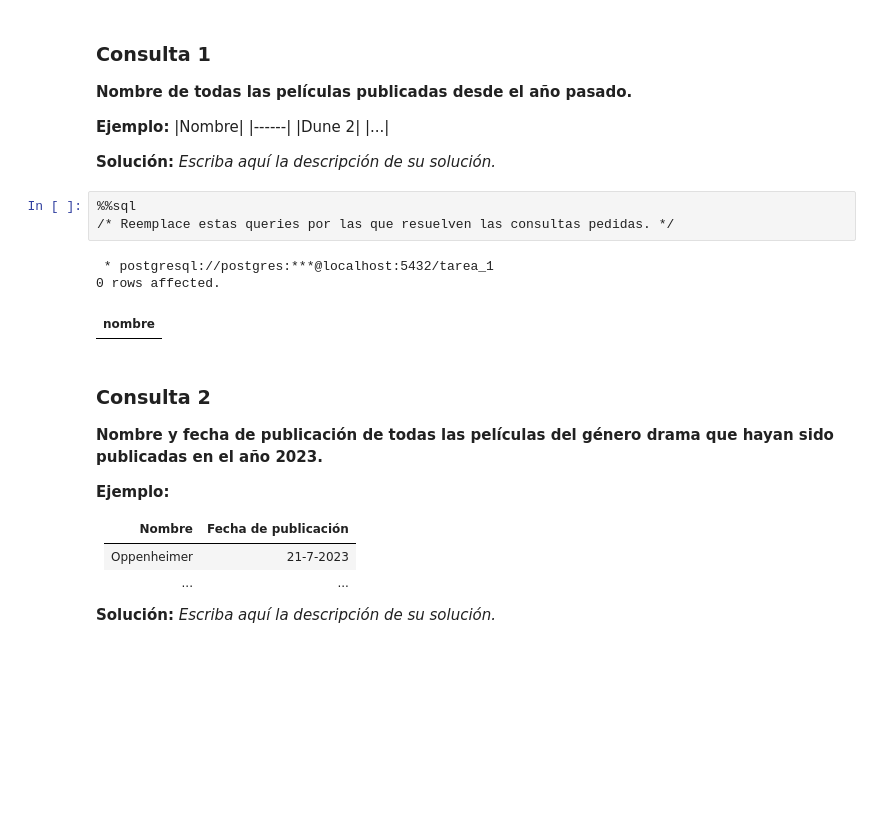
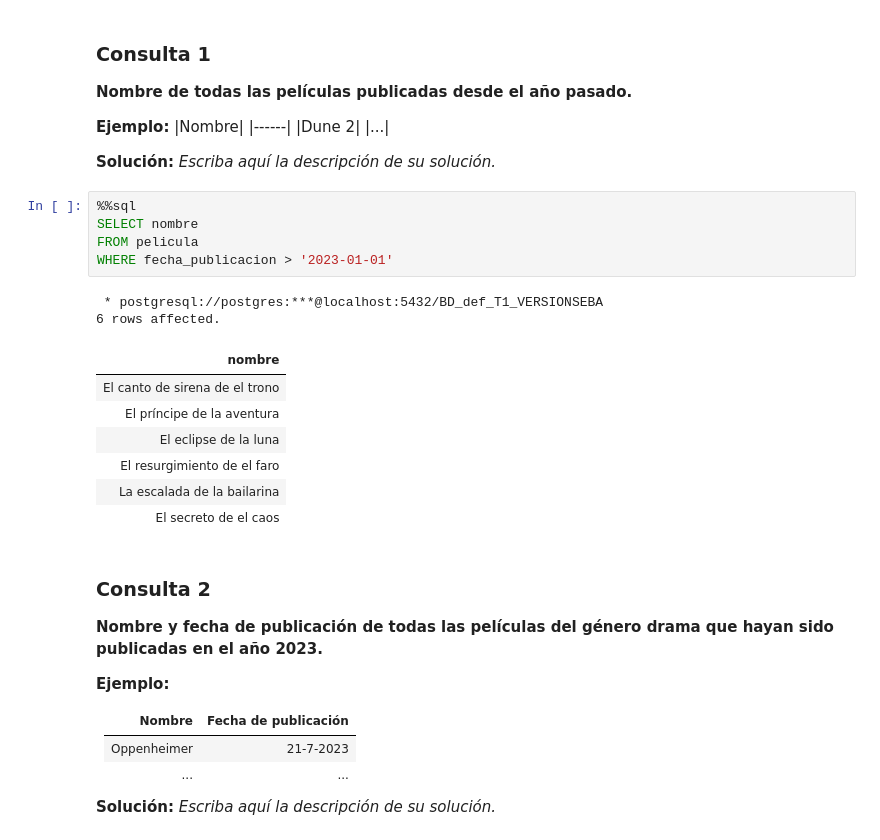
Before and after one commit to Luxar3-cmd/Tarea1_BD, a Jupyter notebook: Tarea_1.ipynb, the cells around one changed output. Cells and saved outputs as stored; diff of their text form; blank space fills up the shorter version.

Commit message:
consulta 1 lista

```diff
--- a/Tarea_1.ipynb
+++ b/Tarea_1.ipynb
@@ -322,13 +322,21 @@ Escriba aquí las consultas pedidas. Recuerde agregar una descripción _breve_ d
 
 
 **Solución:** _Escriba aquí la descripción de su solución._
-# %%
-%%sql
-/* Reemplace estas queries por las que resuelven las consultas pedidas. */
-# %% [output]
- * postgresql://postgres:***@localhost:5432/tarea_1
-0 rows affected.
-| nombre |
+# %%
+%%sql
+SELECT nombre
+FROM pelicula
+WHERE fecha_publicacion > '2023-01-01'
+# %% [output]
+ * postgresql://postgres:***@localhost:5432/BD_def_T1_VERSIONSEBA
+6 rows affected.
+| nombre |
+| El canto de sirena de el trono |
+| El príncipe de la aventura |
+| El eclipse de la luna |
+| El resurgimiento de el faro |
+| La escalada de la bailarina |
+| El secreto de el caos |
 # %% [markdown]
 ### Consulta 2
 **Nombre y fecha de publicación de todas las películas del género drama que hayan sido publicadas en el año 2023.**
```
Also changed, not shown: parts of 3 cells of this notebook.
